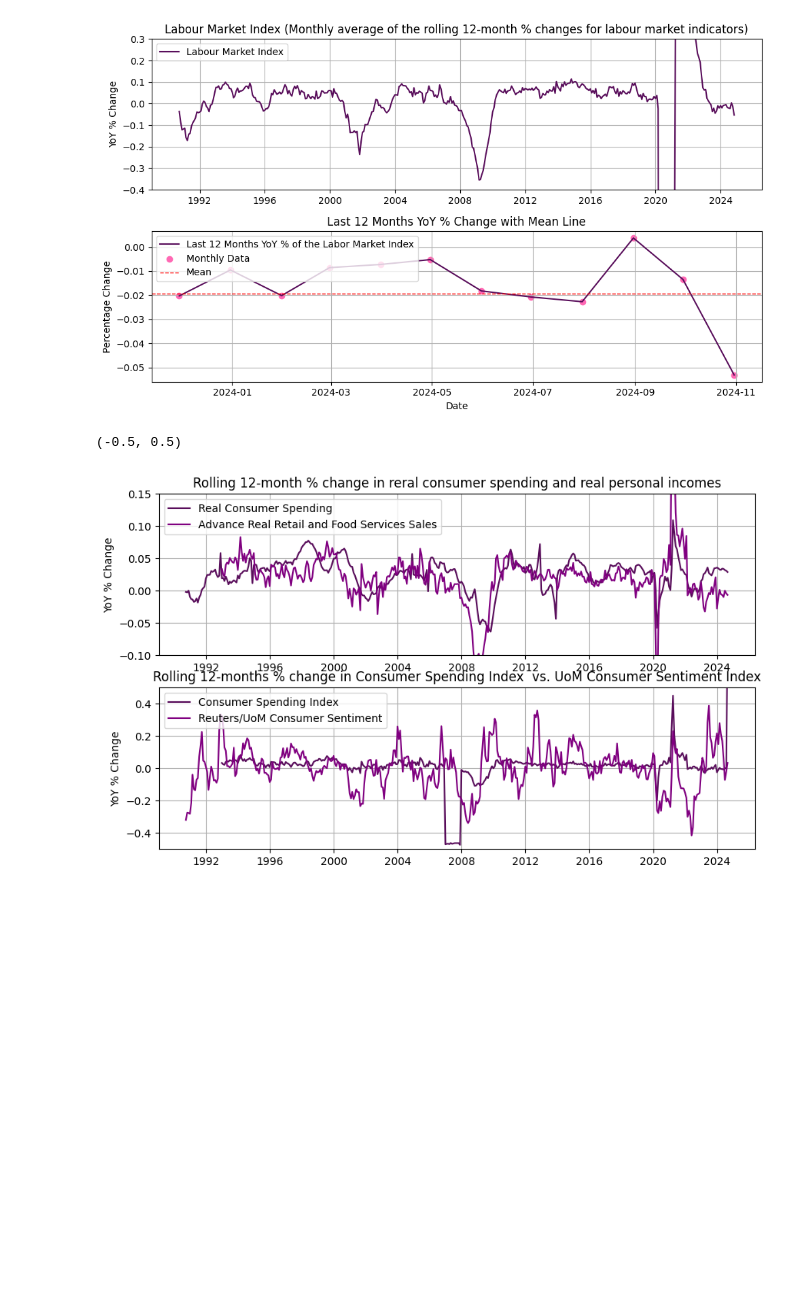
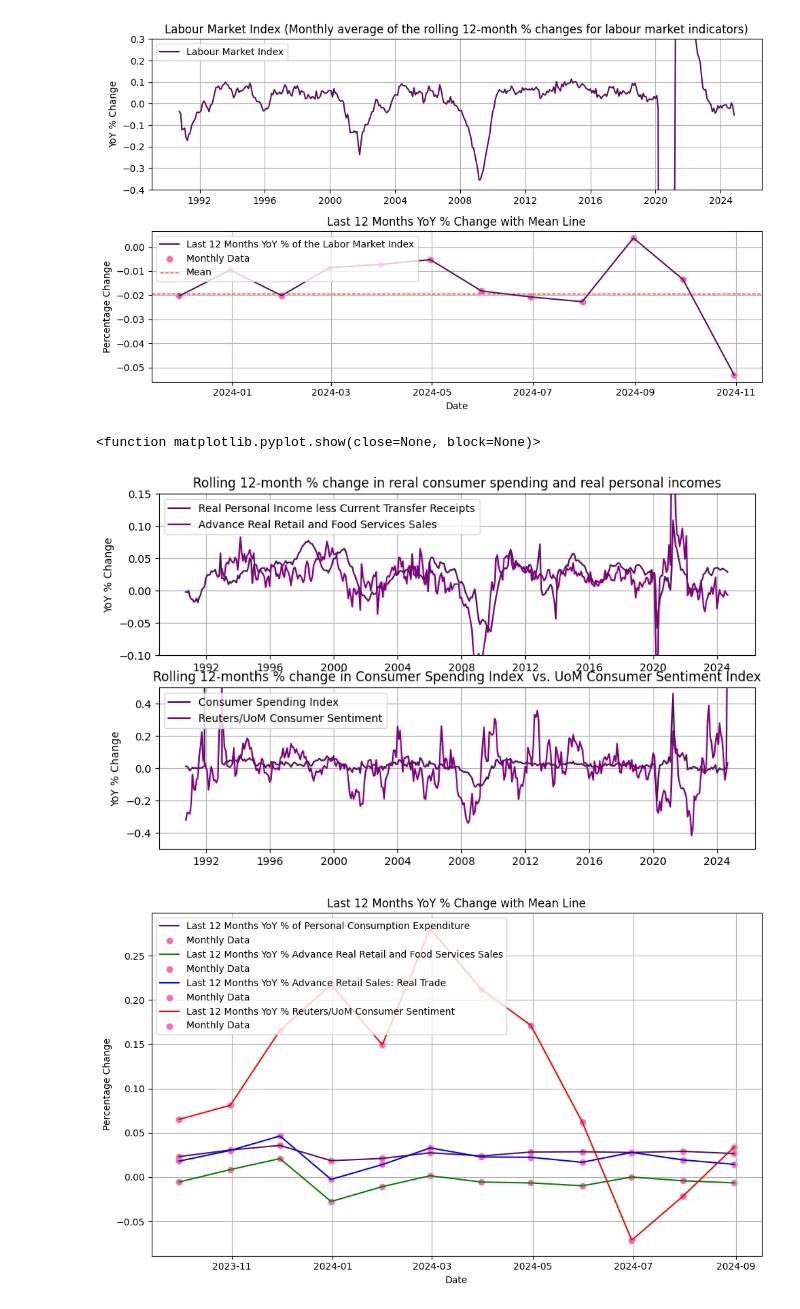
Before and after one commit to JeremyPapageorges/Nowcasting-the-Business-Cycle, a Jupyter notebook: Master.ipynb, the cells around one changed output. Cells and saved outputs as stored; diff of their text form; code cells hidden in the pictures; blank space fills up the shorter version.

```diff
--- a/Master.ipynb
+++ b/Master.ipynb
@@ -332,32 +363,64 @@ plt.show
 # %%
 # Consumer Spending
 # Lets build the consumer spendig index
 
-consumer_spending_data['consumer_spending_index'] = consumer_spending_data[['PCEC96', 'RRSFS']].mean(axis = 1)
+consumer_spending_data['personal_consumption_expenditure'] = consumer_spending_data['PCE'] / consumer_spending_data['PCEPI']
+consumer_spending_data['consumer_spending_index'] = consumer_spending_data[['personal_consumption_expenditure', 'RSXFS']].mean(axis = 1)
+consumer_spending_data['consumer_spending_index'] = consumer_spending_data[['personal_consumption_expenditure', 'RRSFS']].mean(axis = 1)
 
 year_delta_consumer_spending = consumer_spending_data.pct_change(12)
 
 #Lets first look at the relationship between the change between consumption and CSI
 
 
 fig, axs = plt.subplots(2,1, figsize = (10,6))
 
 # First subplot: Full year-over-year percentage change
-axs[0].plot(year_delta_consumer_spending['W875RX1'], color=kkr_purple, label="Real Consumer Spending")
+axs[0].plot(year_delta_consumer_spending['W875RX1'], color=kkr_purple, label="Real Personal Income less Current Transfer Receipts")
 axs[0].plot(year_delta_consumer_spending['RRSFS'], color= 'purple', label="Advance Real Retail and Food Services Sales")
 axs[0].set_title("Rolling 12-month % change in reral consumer spending and real personal incomes")
 axs[0].set_ylabel("YoY % Change")
 axs[0].legend(loc="upper left")  # Add legend here with label
 axs[0].grid(True)
 axs[0].set_ylim(-0.1, 0.15)
 
 axs[1].plot(year_delta_consumer_spending['consumer_spending_index'], color=kkr_purple, label="Consumer Spending Index")
 axs[1].plot(year_delta_consumer_spending['UMCSENT'], color='purple', label="Reuters/UoM Consumer Sentiment")
 axs[1].set_title("Rolling 12-months % change in Consumer Spending Index  vs. UoM Consumer Sentiment Index")
 axs[1].set_ylabel("YoY % Change")
 axs[1].legend(loc="upper left")  # Add legend here with label
 axs[1].grid(True)
 axs[1].set_ylim(-0.5, 0.5)
+
+
+
+fig, axs = plt.subplots(1,1, figsize = (10,6))
+
+
+# Second subplot: Last 12 months with mean line and markers
+axs.plot(year_delta_consumer_spending['personal_consumption_expenditure'].iloc[-12:], color=kkr_purple, label="Last 12 Months YoY % of Personal Consumption Expenditure")
+axs.scatter(year_delta_consumer_spending['personal_consumption_expenditure'].iloc[-12:].index, year_delta_consumer_spending['personal_consumption_expenditure'].iloc[-12:], color=marker_color, label="Monthly Data")
+
+axs.plot(year_delta_consumer_spending['RRSFS'].iloc[-12:], color='green', label="Last 12 Months YoY % Advance Real Retail and Food Services Sales")
+axs.scatter(year_delta_consumer_spending['RRSFS'].iloc[-12:].index, year_delta_consumer_spending['RRSFS'].iloc[-12:], color=marker_color, label="Monthly Data")
+
+axs.plot(year_delta_consumer_spending['RSXFS'].iloc[-12:], color='blue', label="Last 12 Months YoY % Advance Retail Sales: Real Trade")
+axs.scatter(year_delta_consumer_spending['RSXFS'].iloc[-12:].index, year_delta_consumer_spending['RSXFS'].iloc[-12:], color=marker_color, label="Monthly Data")
+
+axs.plot(year_delta_consumer_spending['UMCSENT'].iloc[-12:], color='red', label="Last 12 Months YoY % Reuters/UoM Consumer Sentiment")
+axs.scatter(year_delta_consumer_spending['UMCSENT'].iloc[-12:].index, year_delta_consumer_spending['UMCSENT'].iloc[-12:], color=marker_color, label="Monthly Data")
+
+
+#axs[0].axhline(labour_market_index.mean(), color='red', linestyle='--', linewidth=1, label="Mean")
+axs.set_title("Last 12 Months YoY % Change with Mean Line")
+axs.set_ylabel("Percentage Change")
+axs.set_xlabel("Date")
+axs.legend(loc="upper left")
+axs.grid(True)
+
+plt.tight_layout()
+plt.show
 # %% [output]
-(-0.5, 0.5)
+<function matplotlib.pyplot.show(close=None, block=None)>
-[figure, old version]
+[figure, new version]
+[figure, added]
```
Also changed, not shown: parts of 9 cells of this notebook, 1 other file.
